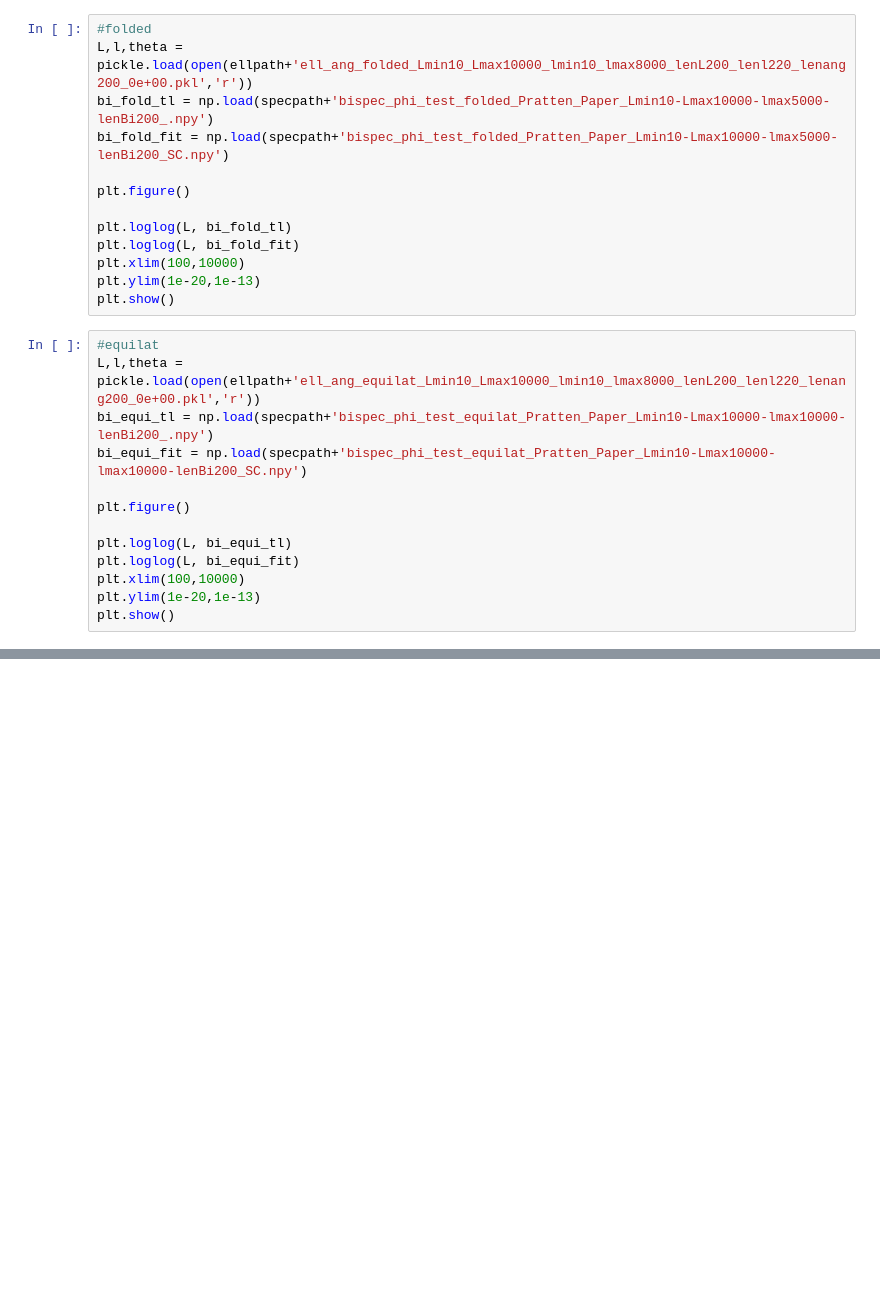
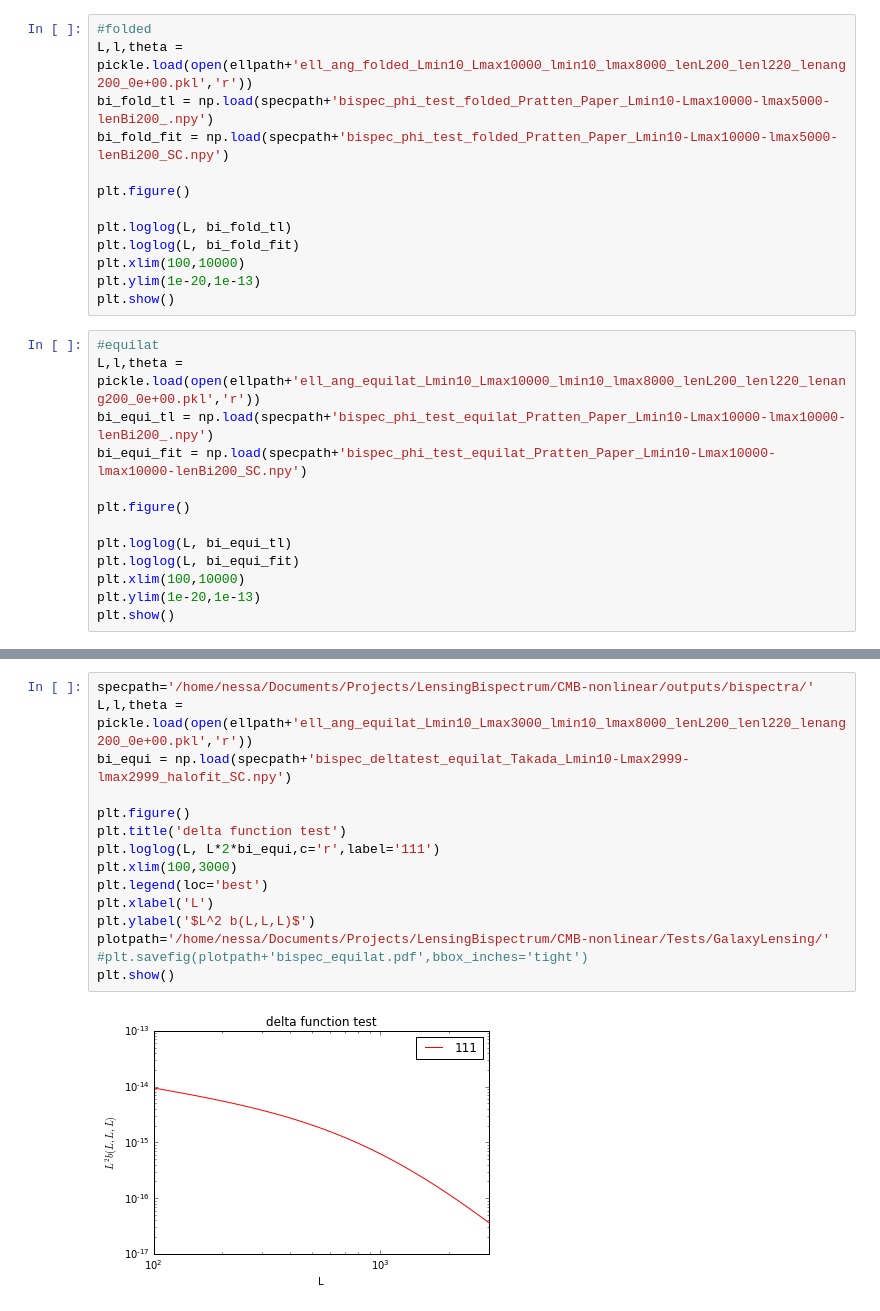
Before and after one commit to VMBoehm/BispectrumBias, a Jupyter notebook: TestBispectra.ipynb, the cells around one changed output, grey strips where cells are left out. Saved outputs shown, nothing was run; the diff lists cells and outputs as text; blank space fills up the shorter version.

```diff
--- a/TestBispectra.ipynb
+++ b/TestBispectra.ipynb
@@ -80,0 +77,17 @@ plt.show()
+# %%
+specpath='/home/nessa/Documents/Projects/LensingBispectrum/CMB-nonlinear/outputs/bispectra/'
+L,l,theta = pickle.load(open(ellpath+'ell_ang_equilat_Lmin10_Lmax3000_lmin10_lmax8000_lenL200_lenl220_lenang200_0e+00.pkl','r'))
+bi_equi = np.load(specpath+'bispec_deltatest_equilat_Takada_Lmin10-Lmax2999-lmax2999_halofit_SC.npy')
+
+plt.figure()
+plt.title('delta function test')
+plt.loglog(L, L*2*bi_equi,c='r',label='111')
+plt.xlim(100,3000)
+plt.legend(loc='best')
+plt.xlabel('L')
+plt.ylabel('$L^2 b(L,L,L)$')
+plotpath='/home/nessa/Documents/Projects/LensingBispectrum/CMB-nonlinear/Tests/GalaxyLensing/'
+#plt.savefig(plotpath+'bispec_equilat.pdf',bbox_inches='tight')
+plt.show()
+# %% [output]
+[figure, added]
```
Also changed, not shown: parts of 4 cells of this notebook, 3 other files.
